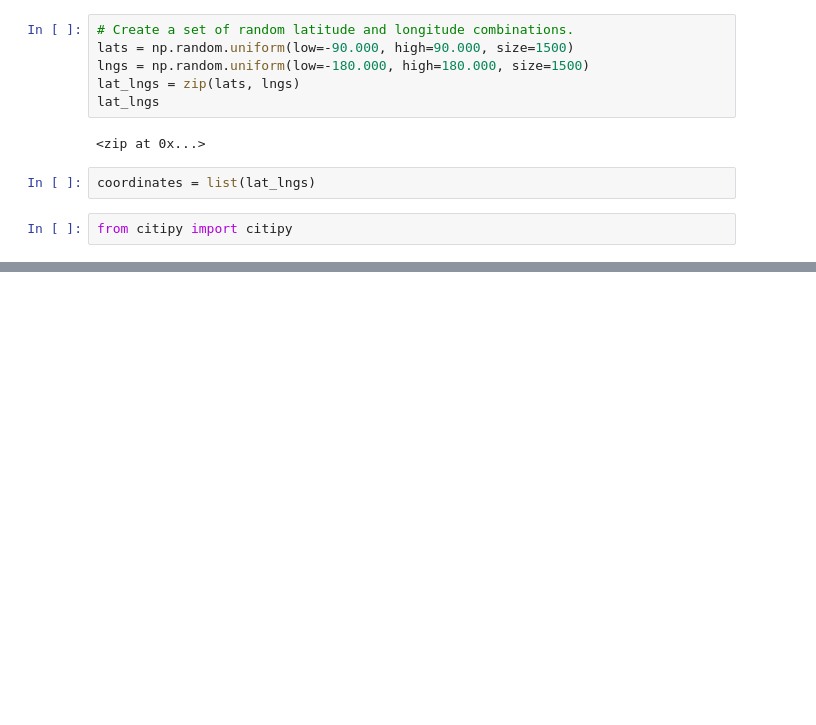
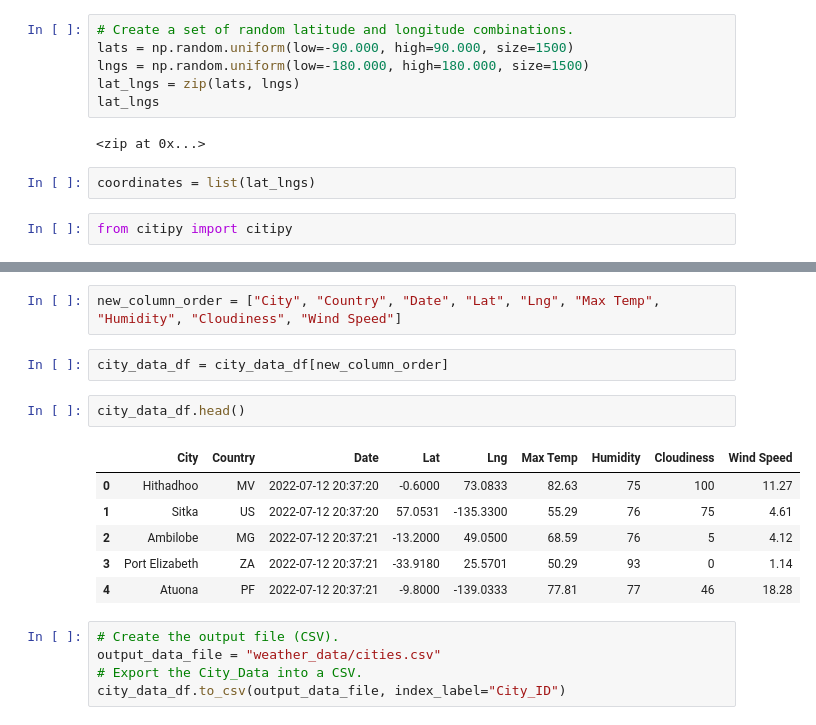
Before and after one commit to momentarypause/World_Weather_Analysis, a Jupyter notebook: WeatherPy.ipynb, the cells around one changed output, grey strips where cells are left out. Saved outputs shown, nothing was run; the diff lists cells and outputs as text; blank space fills up the shorter version.

```diff
--- a/WeatherPy.ipynb
+++ b/WeatherPy.ipynb
@@ -31,0 +139,18 @@ len(cities)
+# %%
+new_column_order = ["City", "Country", "Date", "Lat", "Lng", "Max Temp", "Humidity", "Cloudiness", "Wind Speed"]
+# %%
+city_data_df = city_data_df[new_column_order]
+# %%
+city_data_df.head()
+# %% [output]
+|  | City | Country | Date | Lat | Lng | Max Temp | Humidity | Cloudiness | Wind Speed |
+| 0 | Hithadhoo | MV | 2022-07-12 20:37:20 | -0.6000 | 73.0833 | 82.63 | 75 | 100 | 11.27 |
+| 1 | Sitka | US | 2022-07-12 20:37:20 | 57.0531 | -135.3300 | 55.29 | 76 | 75 | 4.61 |
+| 2 | Ambilobe | MG | 2022-07-12 20:37:21 | -13.2000 | 49.0500 | 68.59 | 76 | 5 | 4.12 |
+| 3 | Port Elizabeth | ZA | 2022-07-12 20:37:21 | -33.9180 | 25.5701 | 50.29 | 93 | 0 | 1.14 |
+| 4 | Atuona | PF | 2022-07-12 20:37:21 | -9.8000 | -139.0333 | 77.81 | 77 | 46 | 18.28 |
+# %%
+# Create the output file (CSV).
+output_data_file = "weather_data/cities.csv"
+# Export the City_Data into a CSV.
+city_data_df.to_csv(output_data_file, index_label="City_ID")
```
Also changed, not shown: parts of 5 cells of this notebook, 2 other files.
